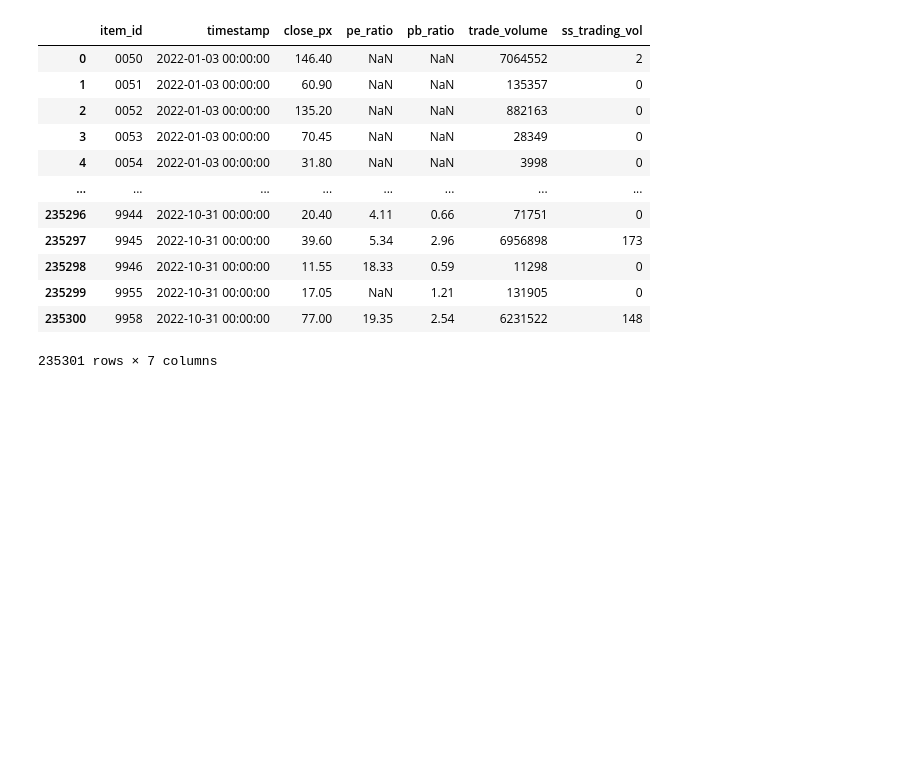
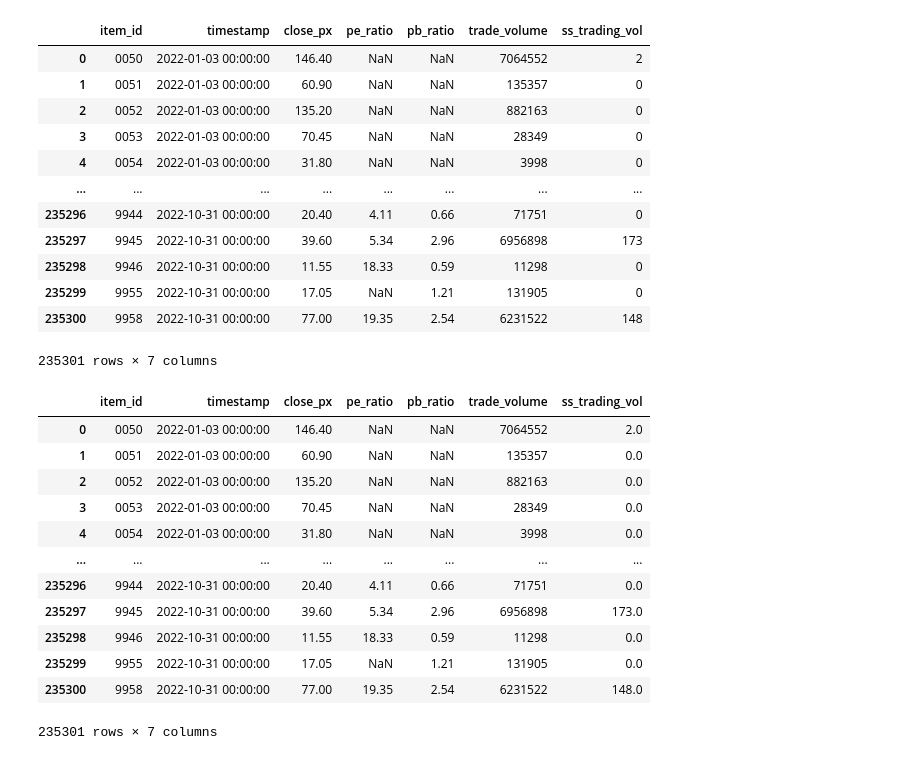
Before and after one commit to calebmcook/udacity-aws-machine-learning-nanodegree-capstone, a Jupyter notebook: 01-Data Import and Transformation.ipynb, the cells around one changed output. Saved outputs shown, nothing was run; the diff lists cells and outputs as text; code cells hidden in the pictures; blank space fills up the shorter version.

```diff
--- a/01-Data Import and Transformation.ipynb
+++ b/01-Data Import and Transformation.ipynb
@@ -400,0 +406,18 @@ rds
+# %%
+rds_exp_0202 = pd.read_csv('./forecast_import/rds.csv')
+# %%
+rds_exp_0202
+# %% [output]
+|  | item_id | timestamp | close_px | pe_ratio | pb_ratio | trade_volume | ss_trading_vol |
+| 0 | 0050 | 2022-01-03 00:00:00 | 146.40 | NaN | NaN | 7064552 | 2.0 |
+| 1 | 0051 | 2022-01-03 00:00:00 | 60.90 | NaN | NaN | 135357 | 0.0 |
+| 2 | 0052 | 2022-01-03 00:00:00 | 135.20 | NaN | NaN | 882163 | 0.0 |
+| 3 | 0053 | 2022-01-03 00:00:00 | 70.45 | NaN | NaN | 28349 | 0.0 |
+| 4 | 0054 | 2022-01-03 00:00:00 | 31.80 | NaN | NaN | 3998 | 0.0 |
+| ... | ... | ... | ... | ... | ... | ... | ... |
+| 235296 | 9944 | 2022-10-31 00:00:00 | 20.40 | 4.11 | 0.66 | 71751 | 0.0 |
+| 235297 | 9945 | 2022-10-31 00:00:00 | 39.60 | 5.34 | 2.96 | 6956898 | 173.0 |
+| 235298 | 9946 | 2022-10-31 00:00:00 | 11.55 | 18.33 | 0.59 | 11298 | 0.0 |
+| 235299 | 9955 | 2022-10-31 00:00:00 | 17.05 | NaN | 1.21 | 131905 | 0.0 |
+| 235300 | 9958 | 2022-10-31 00:00:00 | 77.00 | 19.35 | 2.54 | 6231522 | 148.0 |
+235301 rows × 7 columns
```
Also changed, not shown: parts of 2 cells of this notebook, 8 other files.
